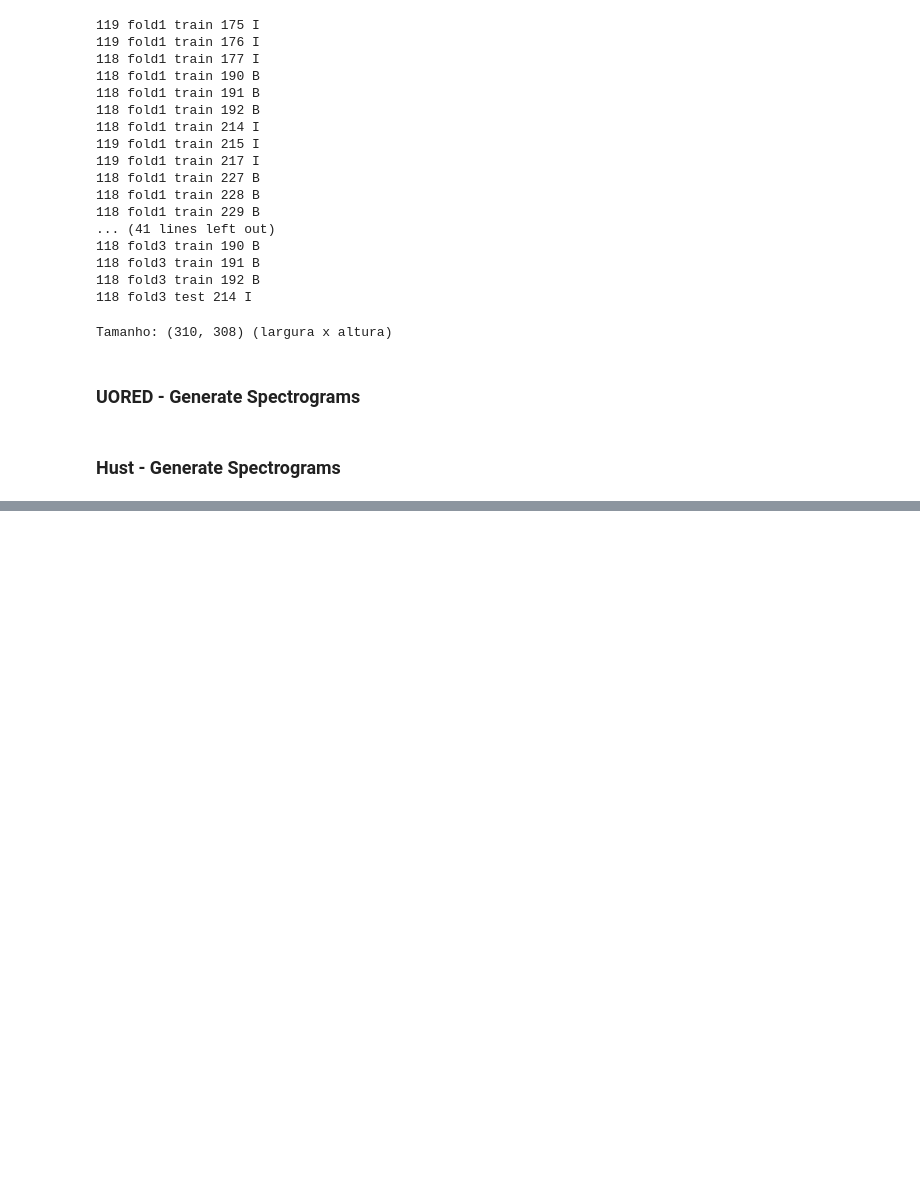
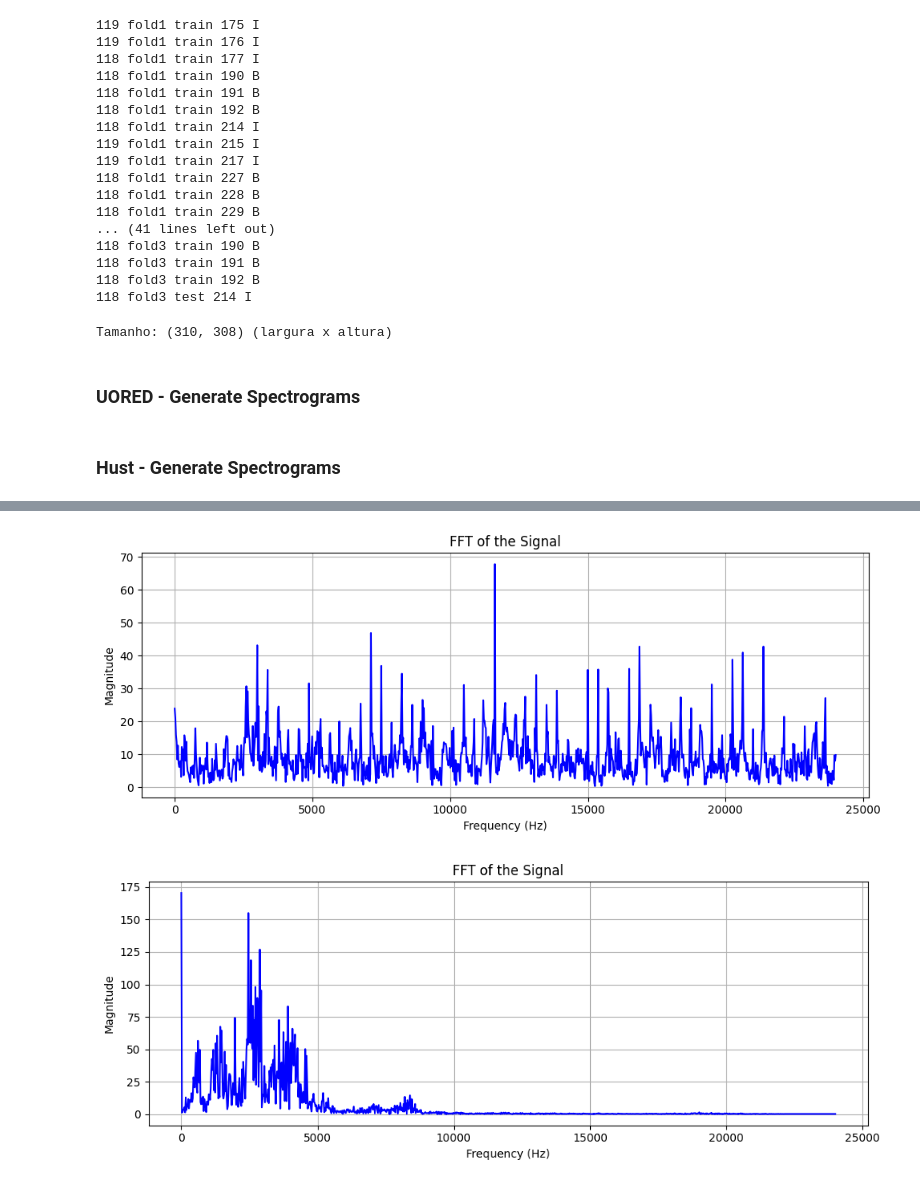
Before and after one commit to rochasantos/CWRU-AutoEncoder-Diagnosis, a Jupyter notebook: notebook.ipynb, the cells around one changed output, grey strips where cells are left out. Drawn from its saved outputs; the diff is of its cells as text; code cells hidden in the pictures; blank space fills up the shorter version.

```diff
--- a/notebook.ipynb
+++ b/notebook.ipynb
@@ -781,0 +1637,9 @@ I400 train
+# %%
+root_dir = 'data/processed/cwru_2048_48k'
+mode = 'val'
+classes = ("B", "I", "N", "O")
+num_rounds = 9
+segment_size = 2048
+transform = None
+file_map = FILES_MAP_48
+generate_segments_for_rounds(mode, root_dir, segment_size=segment_size, classes=classes, num_rounds=num_rounds, file_map=file_map, transform=transform)
@@ -781,0 +2326,24 @@ I400 train
+# %%
+import numpy as np
+import matplotlib.pyplot as plt
+
+def plot_fft(signal, fs=48000, title="FFT of the Signal"):
+    n = len(signal)
+    freq = np.fft.rfftfreq(n, d=1/fs)  # Frequências positivas
+    fft_vals = np.fft.rfft(signal)     # FFT unilateral
+    magnitude = np.abs(fft_vals)       # Módulo da FFT
+
+    plt.figure(figsize=(10, 4))
+    plt.plot(freq, magnitude, color='blue')
+    plt.title(title)
+    plt.xlabel("Frequency (Hz)")
+    plt.ylabel("Magnitude")
+    plt.grid(True)
+    plt.tight_layout()
+    plt.show()
+# %%
+plot_fft(np.load("data/processed/cwru_da_lstm/train/I_0.npy"))
+plot_fft(np.load("data/processed/cwru_da/round_1/train/I/109_174_0.npy"))
+# %% [output]
+[figure, added]
+[figure, added]
```
Also changed, not shown: parts of 31 cells of this notebook, 2 other files.
